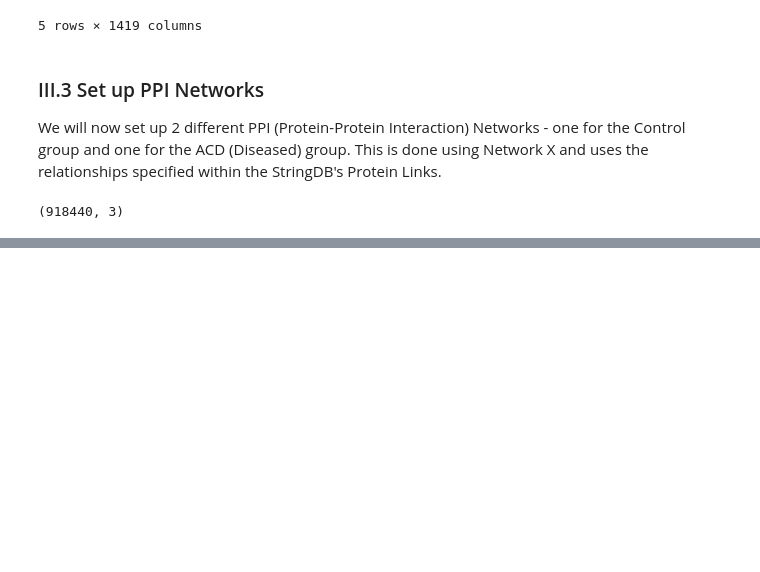
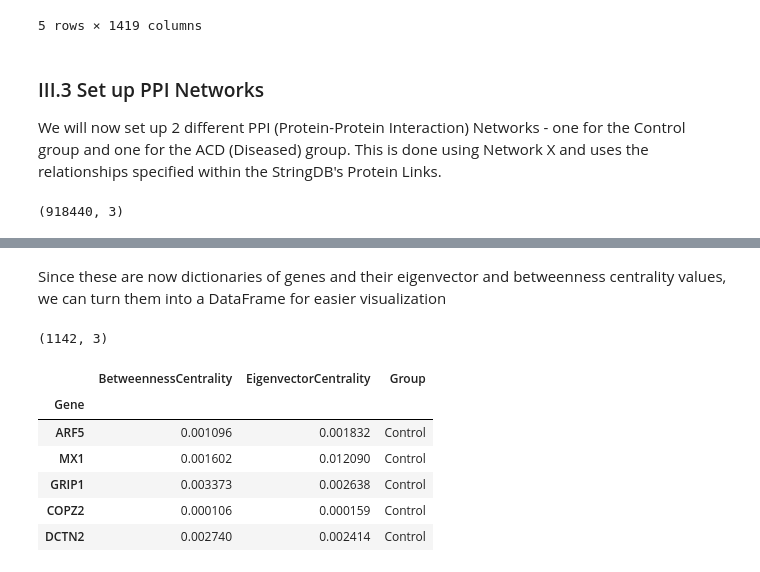
Before and after one commit to DavidosRB/Python-DiCE, a Jupyter notebook: notebooks/example_workflow.ipynb, the cells around one changed output, grey strips where cells are left out. Saved outputs shown, nothing was run; the diff lists cells and outputs as text; code cells hidden in the pictures; blank space fills up the shorter version.

```diff
--- a/notebooks/example_workflow.ipynb
+++ b/notebooks/example_workflow.ipynb
@@ -498,0 +533,3 @@ Within these 2 networks, we can now calculate Pearson correlations between gene
+# %%
+acd_ppi_network = add_correlation_weights(G=acd_ppi_network, corr_matrix=acd_corr)
+control_ppi_network = add_correlation_weights(G=control_ppi_network, corr_matrix=control_corr)
@@ -498,0 +551,8 @@ Within these 2 networks, we can now calculate Pearson correlations between gene
+# %%
+betweenness_centrality_control = nx.betweenness_centrality(control_ppi_network, weight="weight", normalized=True)
+betweenness_centrality_acd = nx.betweenness_centrality(acd_ppi_network, weight="weight", normalized=True)
+# %%
+eigenvector_centrality_control = nx.eigenvector_centrality(control_ppi_network, weight="weight", max_iter=1000)
+eigenvector_centrality_acd = nx.eigenvector_centrality(acd_ppi_network, weight="weight", max_iter=1000)
+# %% [markdown]
+Since these are now dictionaries of genes and their eigenvector and betweenness centrality values, we can turn them into a DataFrame for easier visualization
@@ -498,0 +568,15 @@ Within these 2 networks, we can now calculate Pearson correlations between gene
+# %%
+control_centrality_df = create_centrality_df(betweenness_centrality_control, eigenvector_centrality_control, group_label="Control")
+acd_centrality_df = create_centrality_df(betweenness_centrality_acd, eigenvector_centrality_acd, group_label="ACD")
+
+print(control_centrality_df.shape)
+control_centrality_df.head()
+# %% [output]
+(1142, 3)
+|  | BetweennessCentrality | EigenvectorCentrality | Group |
+| Gene |  |  |  |
+| ARF5 | 0.001096 | 0.001832 | Control |
+| MX1 | 0.001602 | 0.012090 | Control |
+| GRIP1 | 0.003373 | 0.002638 | Control |
+| COPZ2 | 0.000106 | 0.000159 | Control |
+| DCTN2 | 0.002740 | 0.002414 | Control |
```
Also changed, not shown: parts of 25 cells of this notebook.
